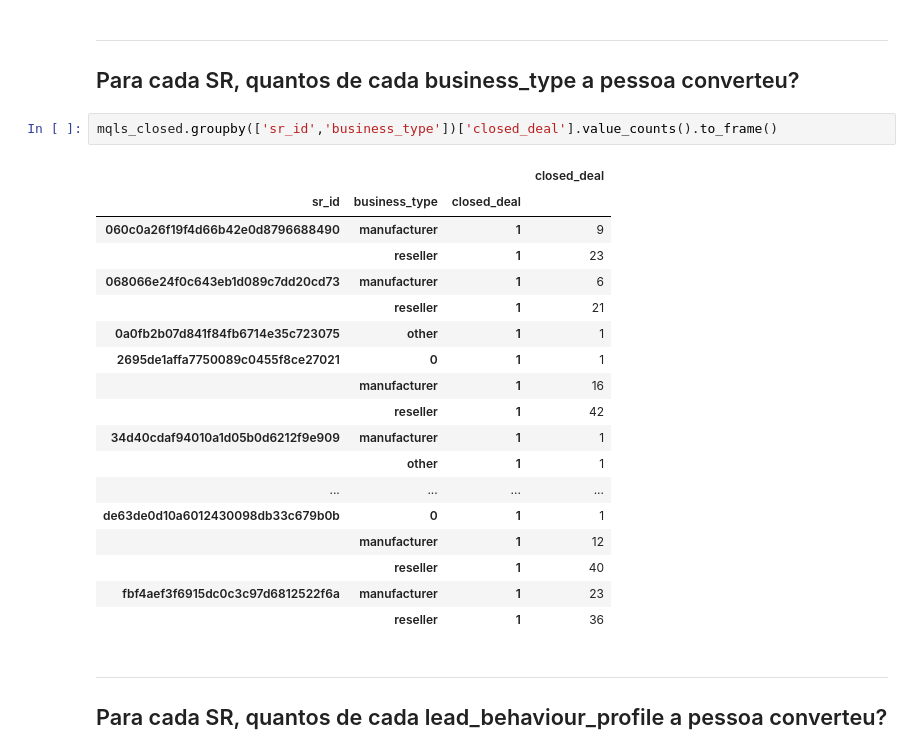
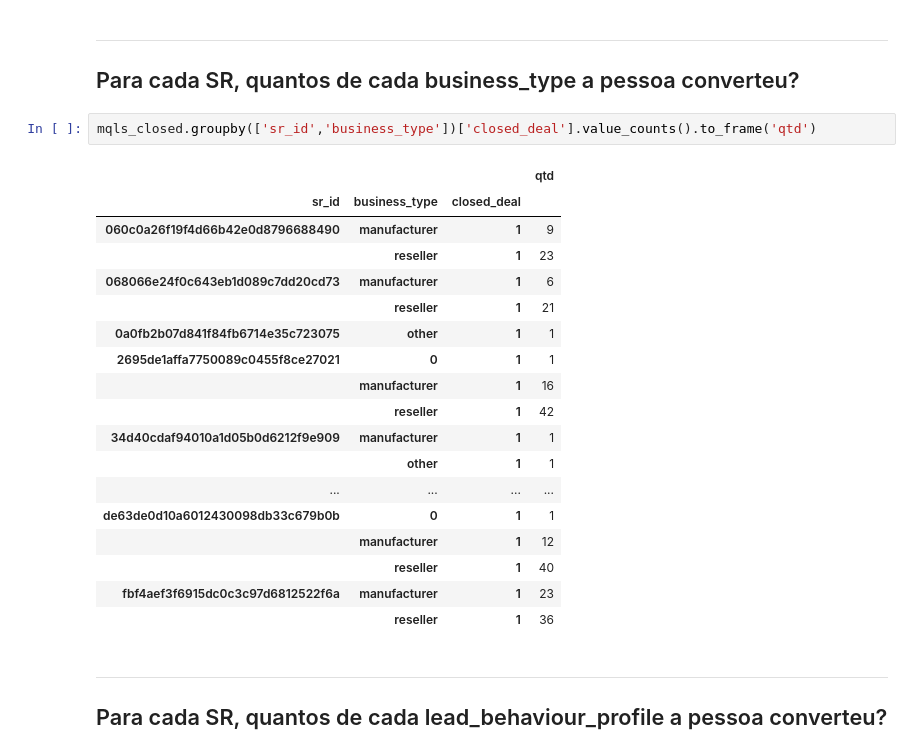
Before and after one commit to dehscardoso/projeto-lets-boti, a Jupyter notebook: olist_mkt_funnel/olist_mkt_funnel.ipynb, the cells around one changed output. Cells and saved outputs as stored; diff of their text form.

```diff
--- a/olist_mkt_funnel/olist_mkt_funnel.ipynb
+++ b/olist_mkt_funnel/olist_mkt_funnel.ipynb
@@ -251,9 +255,9 @@ mqls_closed.groupby('sr_id')['declared_monthly_revenue'].mean().round(2).to_fram
 ---
 ## Para cada SR, quantos de cada business_type a pessoa converteu?
 # %%
-mqls_closed.groupby(['sr_id','business_type'])['closed_deal'].value_counts().to_frame()
+mqls_closed.groupby(['sr_id','business_type'])['closed_deal'].value_counts().to_frame('qtd')
 # %% [output]
-|  |  |  | closed_deal |
+|  |  |  | qtd |
 | sr_id | business_type | closed_deal |  |
 | 060c0a26f19f4d66b42e0d8796688490 | manufacturer | 1 | 9 |
 |  | reseller | 1 | 23 |
```
Also changed, not shown: parts of 6 cells of this notebook, 4 other files.
